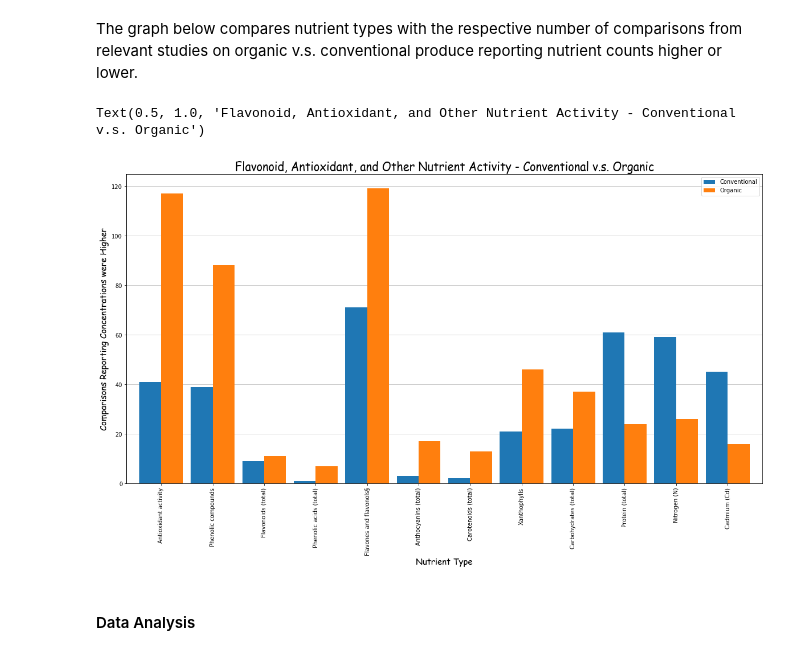
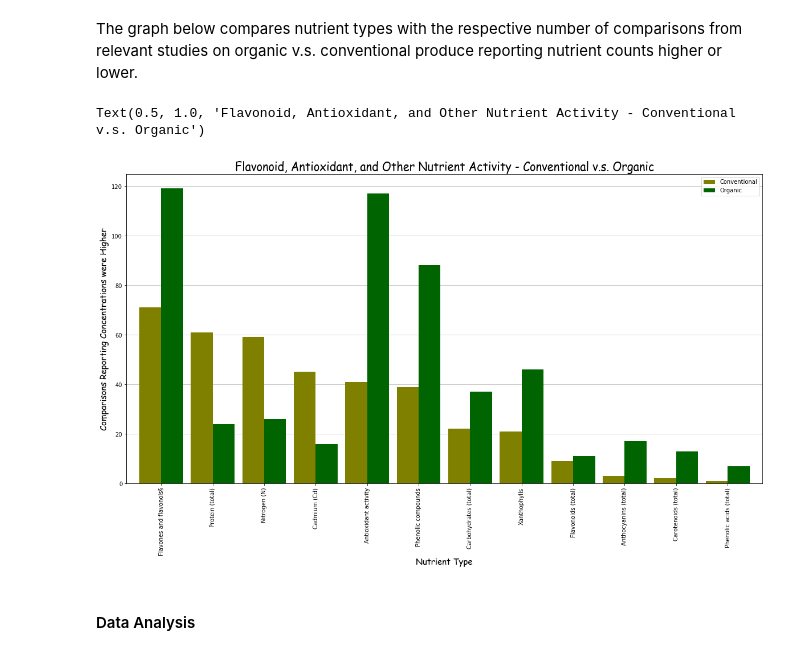
Before and after one commit to alswilli/CMPS-184-Final-Project, a Jupyter notebook: Is Organic Food worth it.ipynb, the cells around one changed output. Drawn from its saved outputs; the diff is of its cells as text; code cells hidden in the pictures.

```diff
--- a/Is Organic Food worth it.ipynb
+++ b/Is Organic Food worth it.ipynb
@@ -308,29 +302,26 @@ for i in final_rows:
     orgHigher.append(i[5])
     convHigher.append(i[6])
 
-# orgH = {'Number of Positive Detects' : orgHigher}
-
-# convH = {'Number of Positive Detects' : convHigher}
-
-
 df1 = pd.DataFrame({'Conventional' :  convHigher,
                    'Organic' : orgHigher},
                     index = nutrientName)
+
+df1 = df1.sort_values('Conventional', ascending=False)
 # %% [markdown]
 #### Data Visualization
 # %% [markdown]
 The graph below compares nutrient types with the respective number of comparisons from relevant studies on organic v.s. conventional produce reporting nutrient counts higher or lower.
 # %%
 fig, ax = plt.subplots()
-df1.plot(kind='bar', ax=ax, figsize=(20, 10), width=0.85, zorder = 3)
+df1.plot(kind='bar', ax=ax, figsize=(20, 10), width=0.85, zorder = 3, color = ["#808000", "#006400"])
 ax.set_xlabel("Nutrient Type", fontname='Comic Sans MS', fontsize=15)
 ax.set_ylabel("Comparisons Reporting Concentrations were Higher", fontname='Comic Sans MS', fontsize=15)
 ax.grid(alpha = 0.25, color = 'black', zorder = 0)
 ax.xaxis.grid(False)
 plt.title('Flavonoid, Antioxidant, and Other Nutrient Activity - Conventional v.s. Organic', fontname='Comic Sans MS', fontsize=20)
 # %% [output]
 Text(0.5, 1.0, 'Flavonoid, Antioxidant, and Other Nutrient Activity - Conventional v.s. Organic')
-[figure, old version]
+[figure, new version]
 # %% [markdown]
 #### Data Analysis
 # %% [markdown]
```
Also changed, not shown: parts of 63 cells of this notebook.
